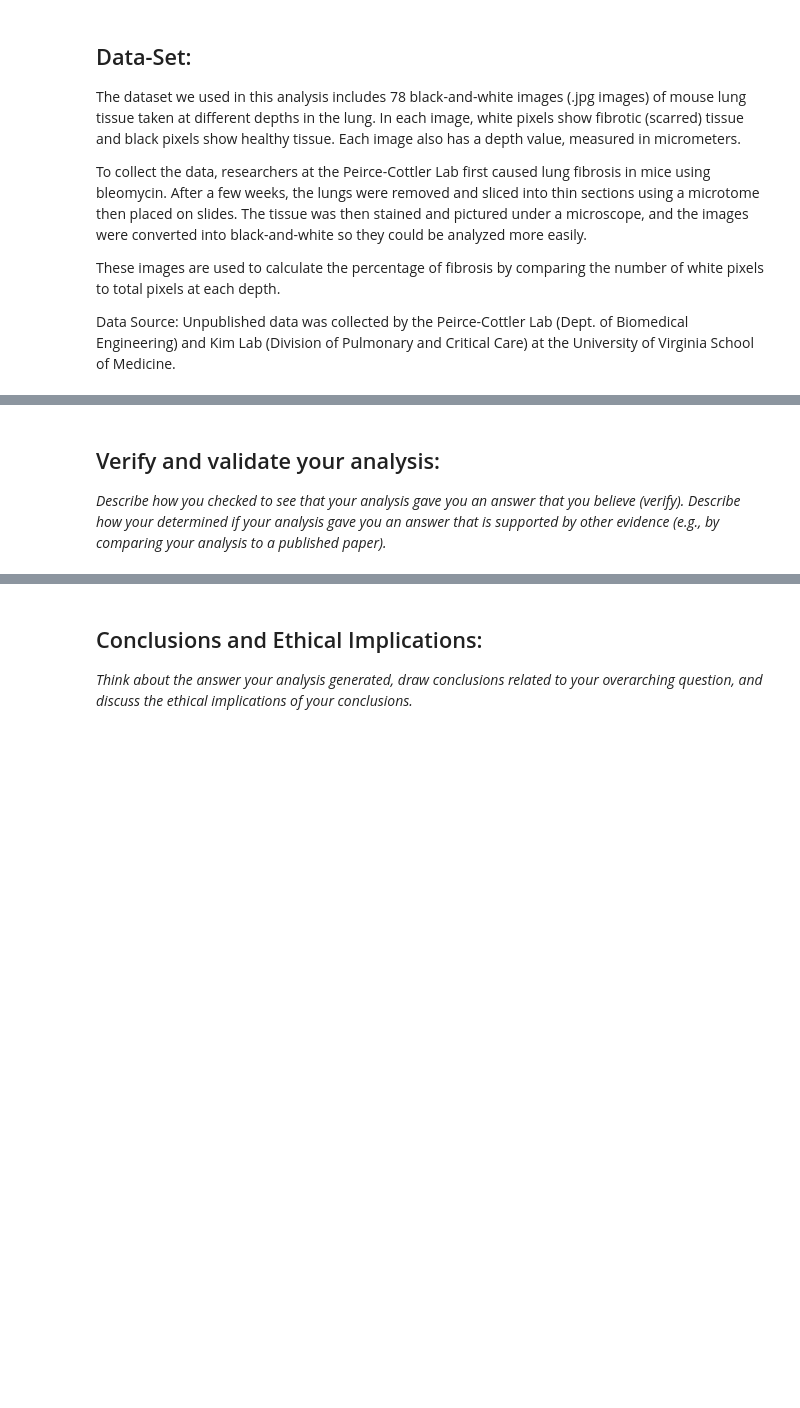
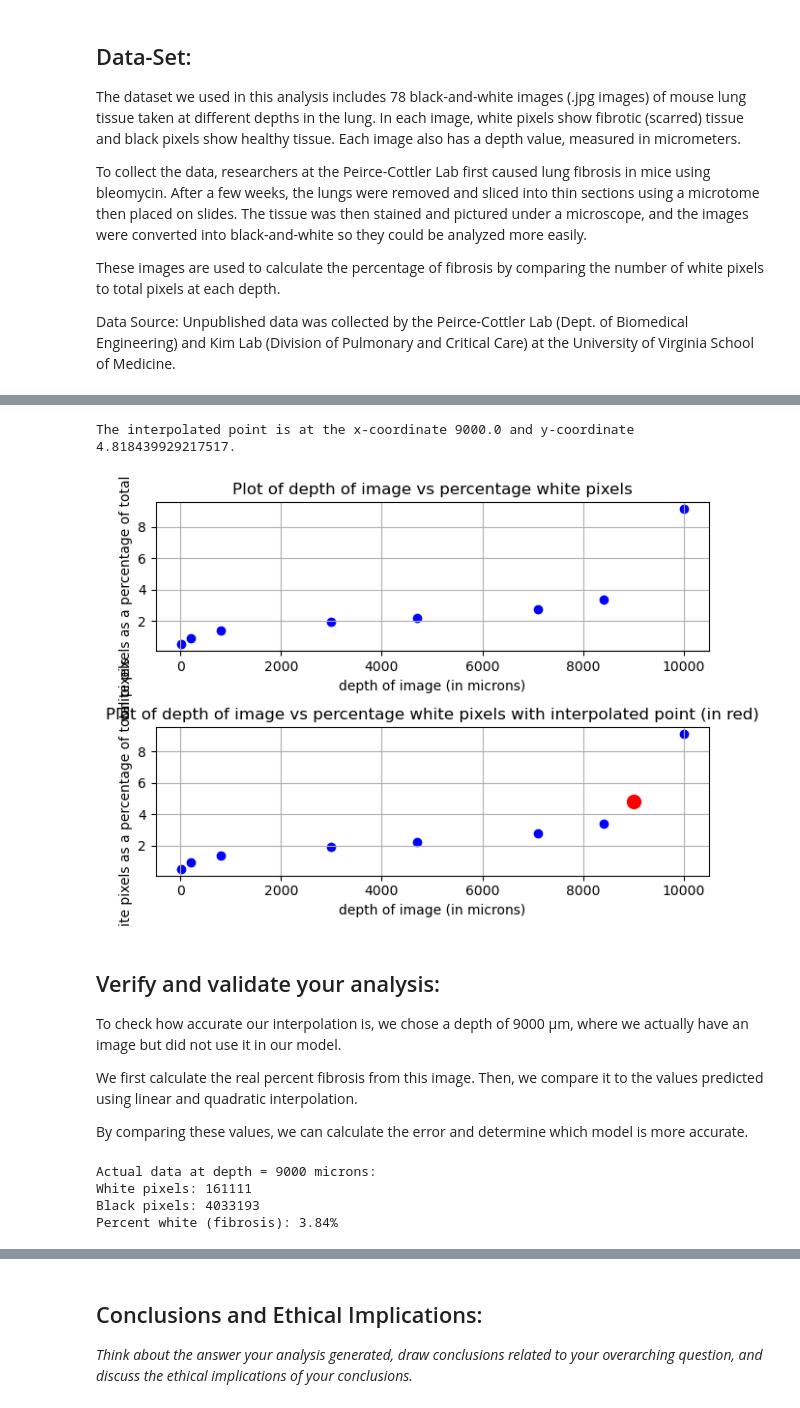
Before and after one commit to ctgrosso05/Module-3-Fibrosis, a Jupyter notebook: Module 3 Template.ipynb, the cells around one changed output, grey strips where cells are left out. Drawn from its saved outputs; the diff is of its cells as text; code cells hidden in the pictures; blank space fills up the shorter version.

```diff
--- a/Module 3 Template.ipynb
+++ b/Module 3 Template.ipynb
@@ -40,3 +189,75 @@ Unpublished data was collected by the Peirce-Cottler Lab (Dept. of Biomedical En
+# %%
+# Interpolate a point: given a depth, find the corresponding white pixel percentage
+
+interpolate_depth = float(input(colored("Enter the depth at which you want to interpolate a point (in microns): ", "yellow")))
+
+x = depths
+y = white_percents
+
+# Using a Quadratic model to interpolate the point
+i = interp1d(x, y, kind='quadratic')
+interpolate_point = i(interpolate_depth)
+print(colored(f'The interpolated point is at the x-coordinate {interpolate_depth} and y-coordinate {interpolate_point}.', "green"))
+
+depths_i = depths[:]
+depths_i.append(interpolate_depth)
+white_percents_i = white_percents[:]
+white_percents_i.append(interpolate_point)
+
+
+# make two plots: one that doesn't contain the interpolated point, just the data calculated from your images, and one that also contains the interpolated point (shown in red)
+fig, axs = plt.subplots(2, 1)
+
+axs[0].scatter(depths, white_percents, marker='o', linestyle='-', color='blue')
+axs[0].set_title('Plot of depth of image vs percentage white pixels')
+axs[0].set_xlabel('depth of image (in microns)')
+axs[0].set_ylabel('white pixels as a percentage of total pixels')
+axs[0].grid(True)
+
+
+axs[1].scatter(depths_i, white_percents_i, marker='o', linestyle='-', color='blue')
+axs[1].set_title('Plot of depth of image vs percentage white pixels with interpolated point (in red)')
+axs[1].set_xlabel('depth of image (in microns)')
+axs[1].set_ylabel('white pixels as a percentage of total pixels')
+axs[1].grid(True)
+axs[1].scatter(depths_i[len(depths_i)-1], white_percents_i[len(white_percents_i)-1], color='red', s=100, label='Highlighted point')
+
+
+# Adjust layout to prevent overlap
+plt.tight_layout()
+plt.show()
+# %% [output]
+The interpolated point is at the x-coordinate 9000.0 and y-coordinate 4.818439929217517.
+[figure, added]
 # %% [markdown]
 ## Verify and validate your analysis:
-*Describe how you checked to see that your analysis gave you an answer that you believe (verify). Describe how your determined if your analysis gave you an answer that is supported by other evidence (e.g., by comparing your analysis to a published paper).*
+
+To check how accurate our interpolation is, we chose a depth of 9000 µm, where we actually have an image but did not use it in our model.
+
+We first calculate the real percent fibrosis from this image. Then, we compare it to the values predicted using linear and quadratic interpolation.
+
+By comparing these values, we can calculate the error and determine which model is more accurate.
+# %%
+# Load the image at depth = 9000 microns
+filename_9000 = r"images/MASK_SK658 Llobe ch010121.jpg"
+
+# Convert to binary (black and white)
+binary_9000 = cv2.threshold(cv2.imread(filename_9000, 0), 127, 255, cv2.THRESH_BINARY)[1]
+
+# Count white and black pixels
+white_9000 = int(np.sum(binary_9000 == 255))
+black_9000 = int(np.sum(binary_9000 == 0))
+
+# Compute percent white pixels
+percent_white_9000 = 100 * white_9000 / (white_9000 + black_9000)
+
+# Print results
+print(colored("Actual data at depth = 9000 microns:", "yellow"))
+print(f"White pixels: {white_9000}")
+print(f"Black pixels: {black_9000}")
+print(f"Percent white (fibrosis): {percent_white_9000:.2f}%")
+# %% [output]
+Actual data at depth = 9000 microns:
+White pixels: 161111
+Black pixels: 4033193
+Percent white (fibrosis): 3.84%
```
Also changed, not shown: parts of 9 cells of this notebook, 2 other files.
